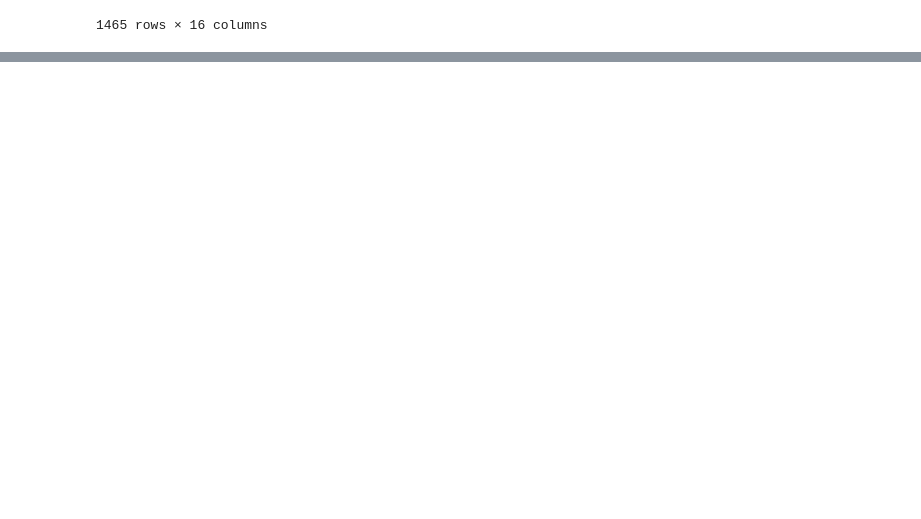
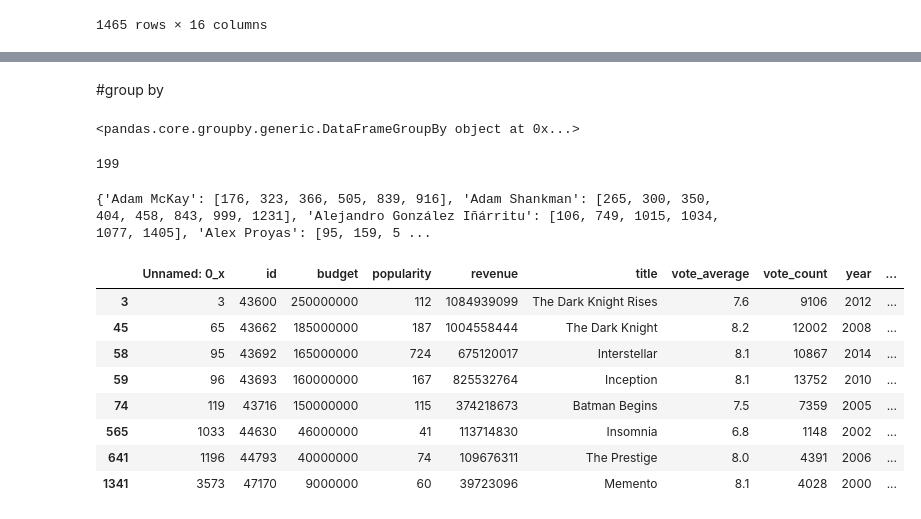
Before and after one commit to shivraj7/scalar, a Jupyter notebook: Pandas3.ipynb, the cells around one changed output, grey strips where cells are left out. Cells and saved outputs as stored; diff of their text form; code cells hidden in the pictures; blank space fills up the shorter version.

```diff
--- a/Pandas3.ipynb
+++ b/Pandas3.ipynb
@@ -369,0 +392,7 @@ data.head()
+# %%
+#convert male to 0 and feamle 1, this is called label encoding
+def encode(data):
+  if data == 'Male':
+    return 0
+  else:
+    return 1
@@ -369,0 +423,3 @@ data.head()
+# %%
+data['gender']= data['gender'].apply(encode)
+data.head()
@@ -369,0 +467,6 @@ data.head()
+# %%
+#profit for each movie
+def profit(x):
+  return x['revenue'] - x['budget']
+
+data[['revenue', 'budget']].apply(profit, axis=1)
@@ -369,0 +491,4 @@ data.head()
+# %%
+#adding new column
+data['profit'] = data[['revenue', 'budget']].apply(profit, axis=1)
+data.head()
@@ -369,0 +502,27 @@ data.head()
+# %% [markdown]
+#group by
+# %%
+data.groupby('director_name')
+# %% [output]
+<pandas.core.groupby.generic.DataFrameGroupBy object at 0x...>
+# %%
+# number of groups, it will be same as unique director count
+data.groupby('director_name').ngroups
+# %% [output]
+199
+# %%
+data.groupby('director_name').groups
+# %% [output]
+{'Adam McKay': [176, 323, 366, 505, 839, 916], 'Adam Shankman': [265, 300, 350, 404, 458, 843, 999, 1231], 'Alejandro González Iñárritu': [106, 749, 1015, 1034, 1077, 1405], 'Alex Proyas': [95, 159, 5 ...
+# %%
+data.groupby('director_name').get_group('Christopher Nolan')
+# %% [output]
+|  | Unnamed: 0_x | id | budget | popularity | revenue | title | vote_average | vote_count | year | ... |
+| 3 | 3 | 43600 | 250000000 | 112 | 1084939099 | The Dark Knight Rises | 7.6 | 9106 | 2012 | ... |
+| 45 | 65 | 43662 | 185000000 | 187 | 1004558444 | The Dark Knight | 8.2 | 12002 | 2008 | ... |
+| 58 | 95 | 43692 | 165000000 | 724 | 675120017 | Interstellar | 8.1 | 10867 | 2014 | ... |
+| 59 | 96 | 43693 | 160000000 | 167 | 825532764 | Inception | 8.1 | 13752 | 2010 | ... |
+| 74 | 119 | 43716 | 150000000 | 115 | 374218673 | Batman Begins | 7.5 | 7359 | 2005 | ... |
+| 565 | 1033 | 44630 | 46000000 | 41 | 113714830 | Insomnia | 6.8 | 1148 | 2002 | ... |
+| 641 | 1196 | 44793 | 40000000 | 74 | 109676311 | The Prestige | 8.0 | 4391 | 2006 | ... |
+| 1341 | 3573 | 47170 | 9000000 | 60 | 39723096 | Memento | 8.1 | 4028 | 2000 | ... |
```
Also changed, not shown: parts of 17 cells of this notebook.
